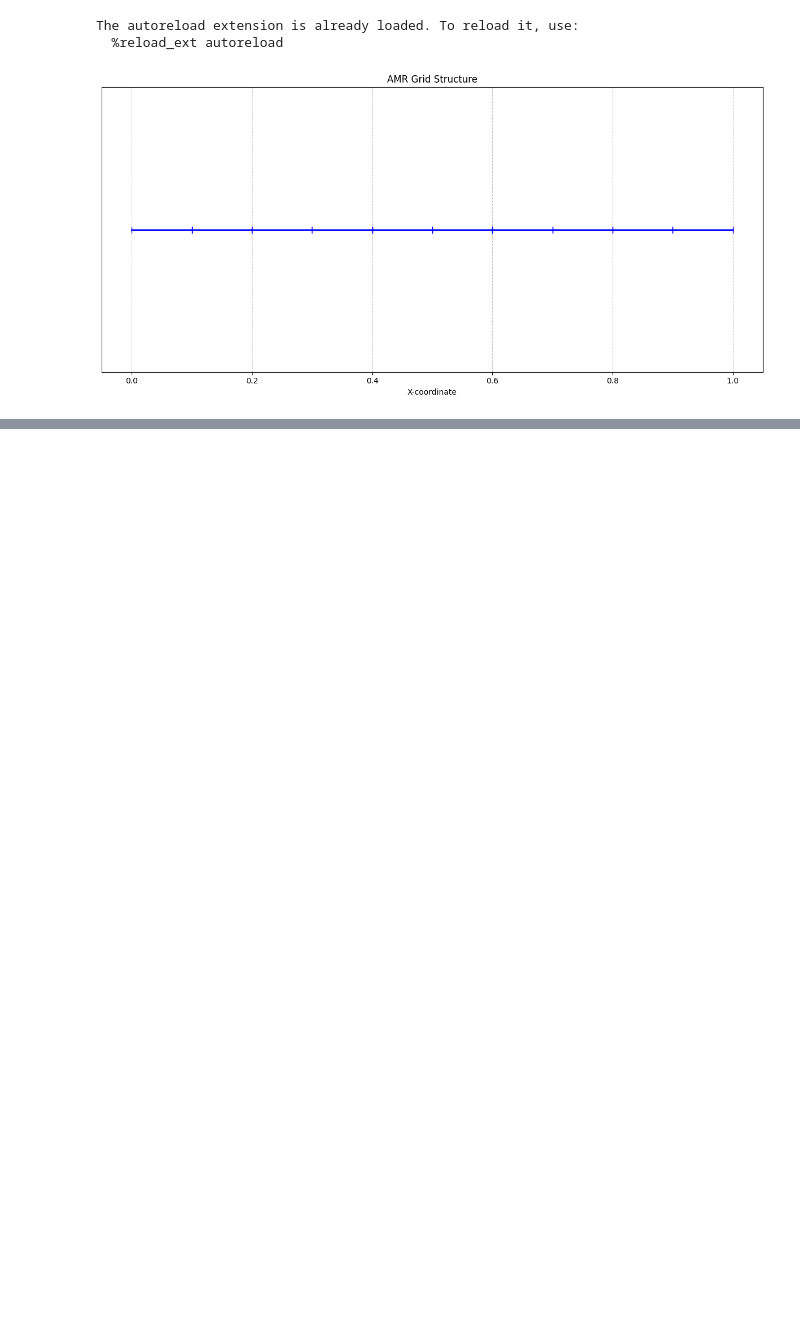
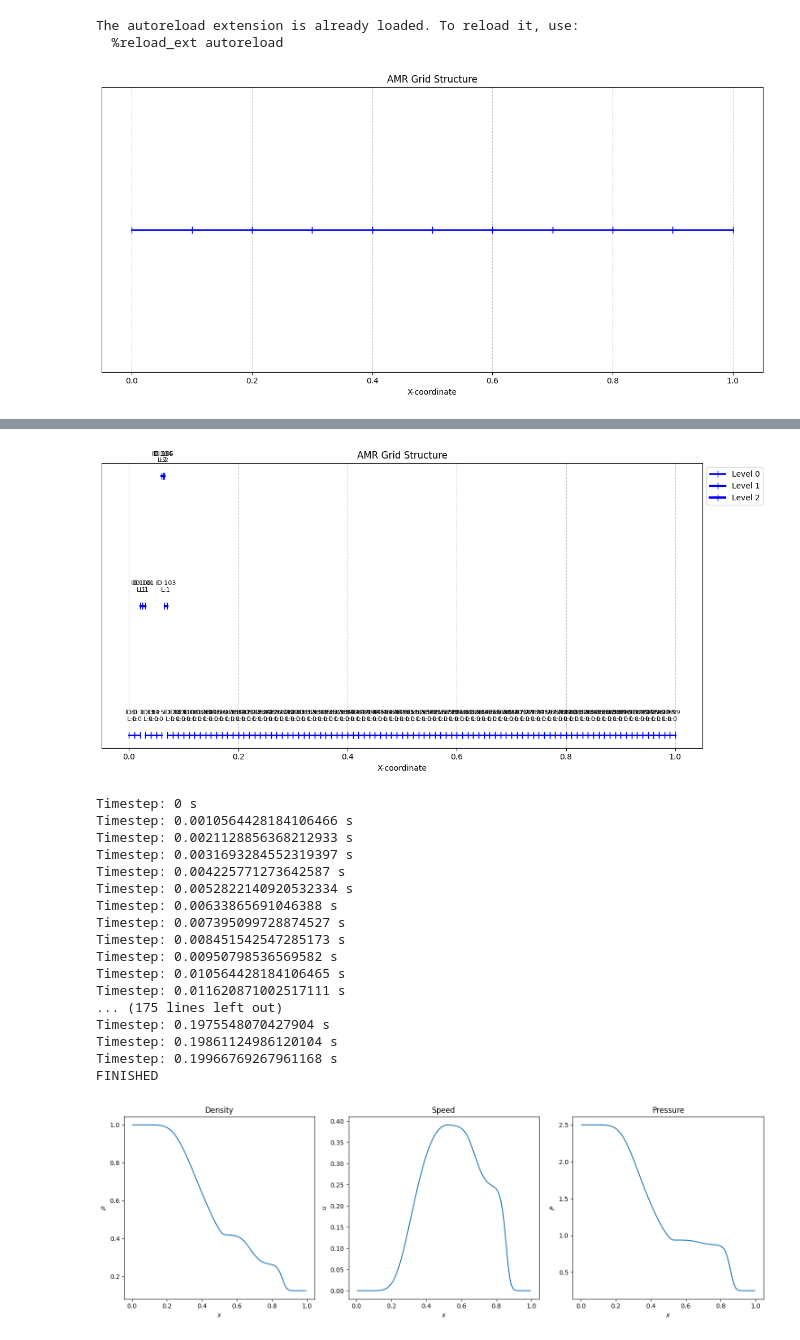
Before and after one commit to yttcari/1d_AMR, a Jupyter notebook: 03_1DAMR_solver.ipynb, the cells around one changed output, grey strips where cells are left out. Saved outputs shown, nothing was run; the diff lists cells and outputs as text; code cells hidden in the pictures; blank space fills up the shorter version.

```diff
--- a/03_1DAMR_solver.ipynb
+++ b/03_1DAMR_solver.ipynb
@@ -82,0 +85,30 @@ viz.plot_amr_value(grid1)
+# %%
+grid2 = grid.grid(L=1, N=100)
+grid2.refine_cell(2)
+grid2.refine_cell(6)
+grid2.refine_cell(102)
+viz.plot_amr_grid(grid2, label=True)
+
+init_grid(grid2)
+FVM.solve(FVM.HLL_flux, grid2, 0.2)
+viz.plot_amr_value(grid2)
+# %% [output]
+[figure, added]
+Timestep: 0 s
+Timestep: 0.0010564428184106466 s
+Timestep: 0.0021128856368212933 s
+Timestep: 0.0031693284552319397 s
+Timestep: 0.004225771273642587 s
+Timestep: 0.0052822140920532334 s
+Timestep: 0.00633865691046388 s
+Timestep: 0.007395099728874527 s
+Timestep: 0.008451542547285173 s
+Timestep: 0.00950798536569582 s
+Timestep: 0.010564428184106465 s
+Timestep: 0.011620871002517111 s
+... (175 lines left out)
+Timestep: 0.1975548070427904 s
+Timestep: 0.19861124986120104 s
+Timestep: 0.19966769267961168 s
+FINISHED
+[figure, added]
```
Also changed, not shown: parts of 3 cells of this notebook, 4 other files.
